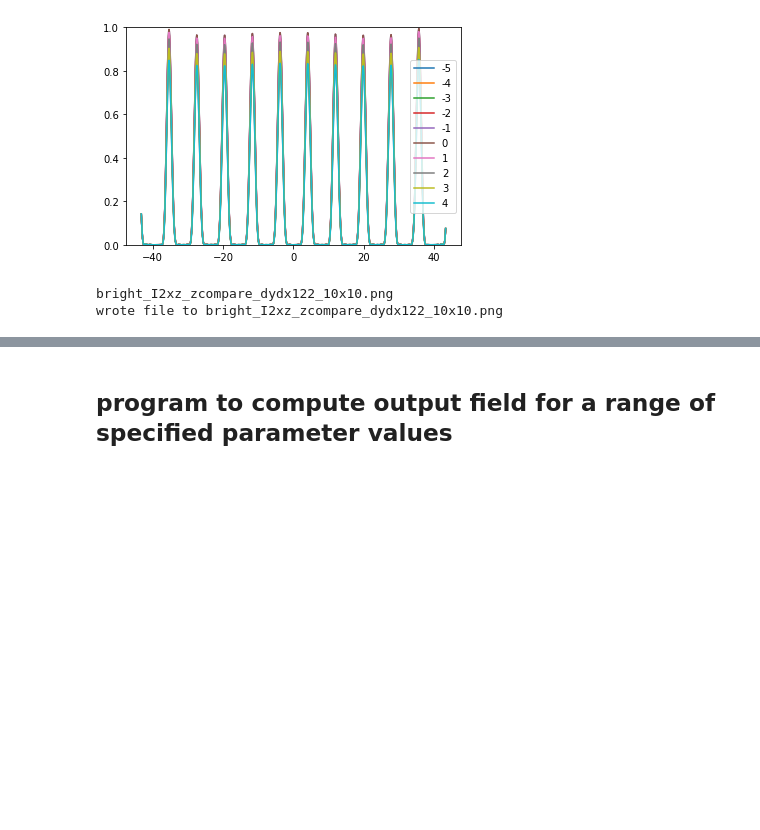
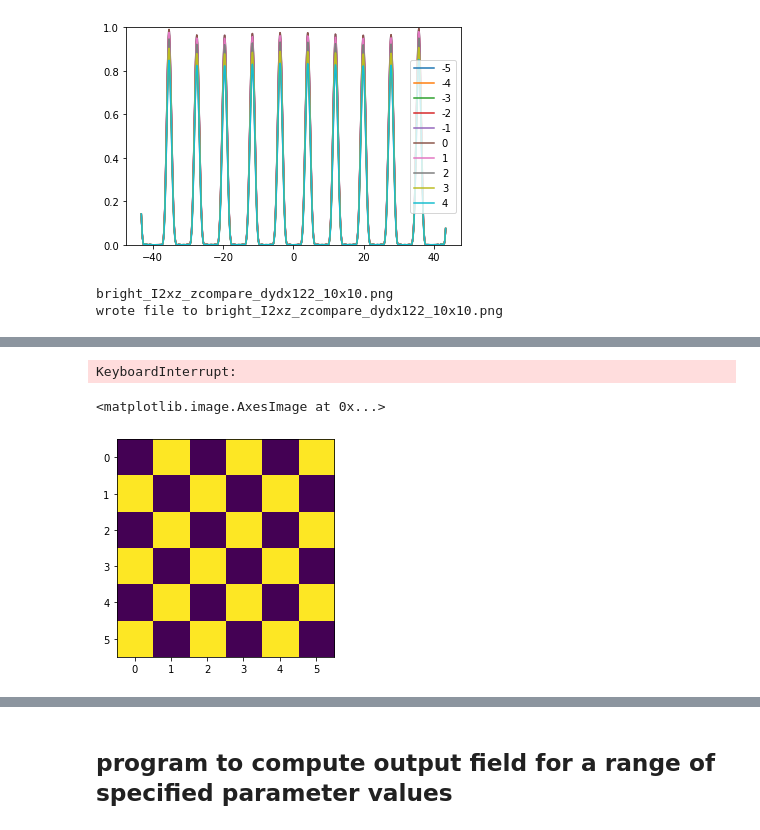
Before and after one commit to prhuft/fourier-optics, a Jupyter notebook: gba/nonuniform_array.ipynb, the cells around one changed output, grey strips where cells are left out. Saved outputs shown, nothing was run; the diff lists cells and outputs as text; code cells hidden in the pictures; blank space fills up the shorter version.

```diff
--- a/gba/nonuniform_array.ipynb
+++ b/gba/nonuniform_array.ipynb
@@ -696,0 +762,16 @@ wrote file to bright_I2xz_zcompare_dydx122_10x10.png
+# %%
+# 2D case
+supergauss2d = lambda x,y,w0,n : exp(-((x/(2*w0))**(2*(n+1))+(y/(2*w0))**(2*(n+1))))
+sg_arr2d = lambda x,y,w0,n,mu,k: sum([sum([supergauss2d(x-mu*i,y-mu*j,w0,n) for i in range(-k,k)],axis=0) for j in range(-k,k)],axis=0)
+plt.imshow(sg_arr(xm,ym,a,4,dx,5))
+# %% [output]
+KeyboardInterrupt:
+# %%
+checkers = empty((6,6))
+for i in range(6):
+    for j in range(6):
+        checkers[i,j] = (i + j) % 2# alternates 0/1 along rows and columns
+plt.imshow(checkers)
+# %% [output]
+<matplotlib.image.AxesImage at 0x...>
+[figure, added]
```
Also changed, not shown: parts of 12 cells of this notebook.
